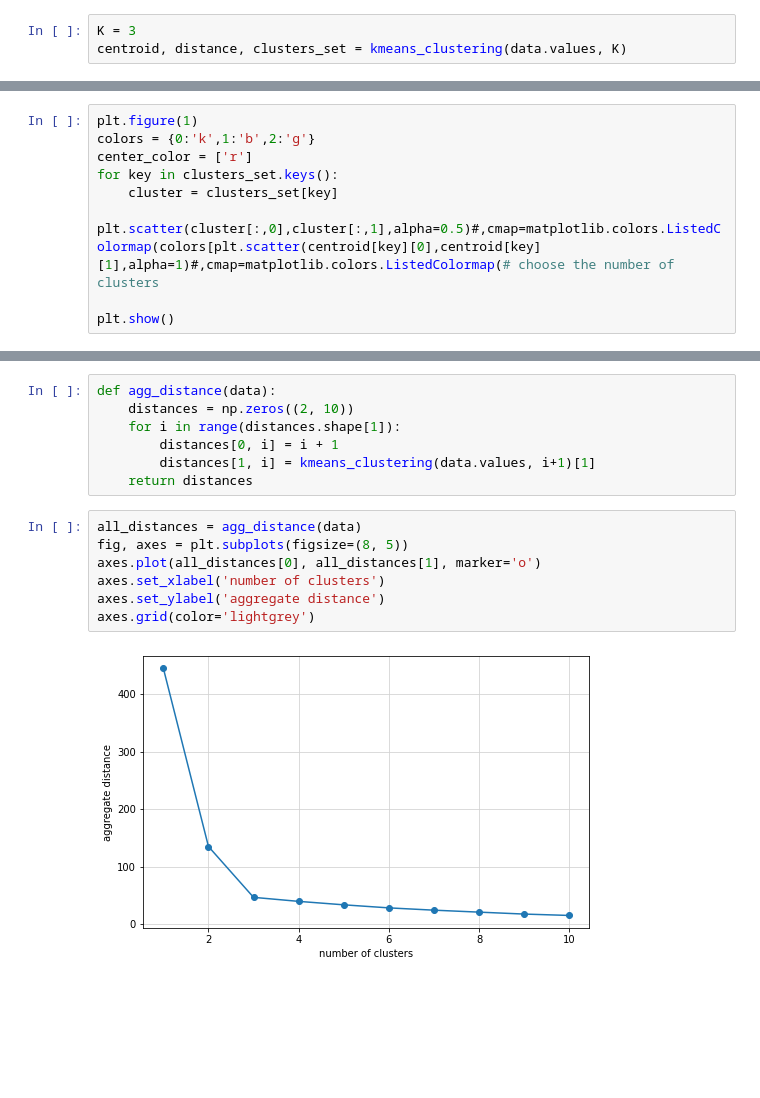
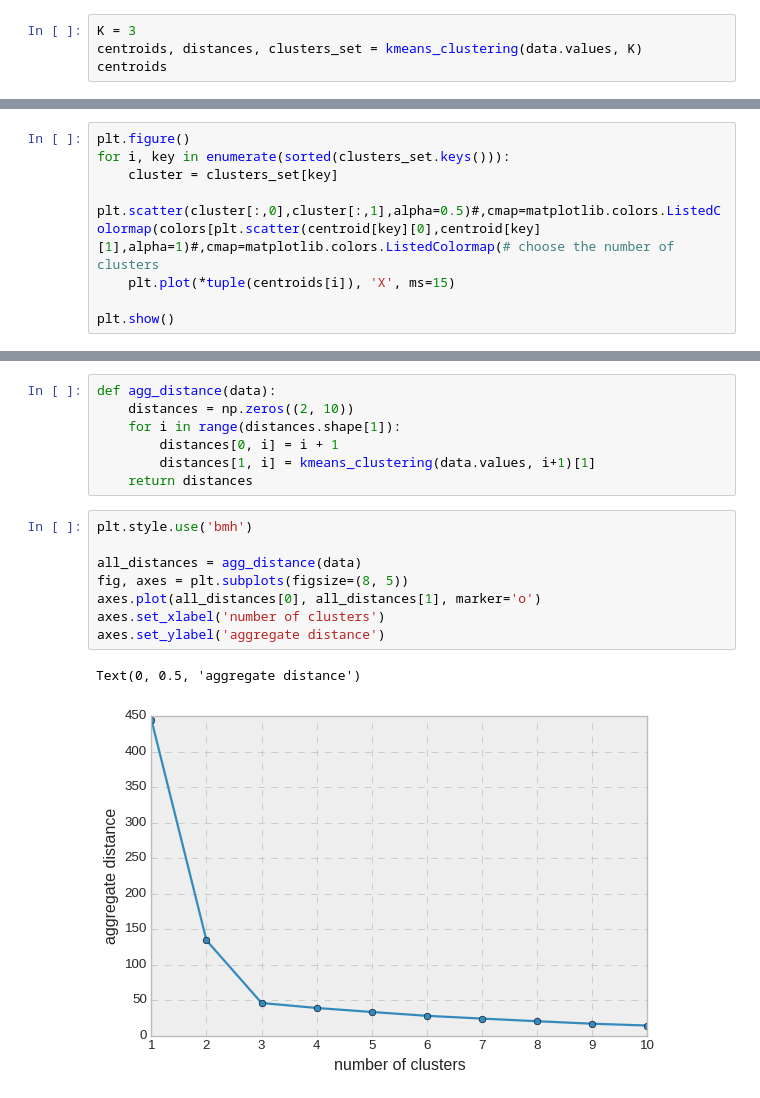
Before and after one commit to animaviridis/dmv-practicals, a Jupyter notebook: colab/p12/K-means - exercise.ipynb, the cells around one changed output, grey strips where cells are left out. Drawn from its saved outputs; the diff is of its cells as text; blank space fills up the shorter version.

Commit message:
[p2] plottting cluster centers

```diff
--- a/colab/p12/K-means - exercise.ipynb
+++ b/colab/p12/K-means - exercise.ipynb
@@ -93,4 +93,5 @@ def kmeans_clustering(data, K):
     return centroid, distance, cluster_set
 # %%
 K = 3
-centroid, distance, clusters_set = kmeans_clustering(data.values, K)
+centroids, distances, clusters_set = kmeans_clustering(data.values, K)
+centroids
@@ -98,12 +107,11 @@ centroid, distance, clusters_set = kmeans_clustering(data.values, K)
 # Step 5
 Visualise the scatter plot clusters with different colours and their centroids.
 # %%
-plt.figure(1)
-colors = {0:'k',1:'b',2:'g'}
-center_color = ['r']
-for key in clusters_set.keys():
+plt.figure()
+for i, key in enumerate(sorted(clusters_set.keys())):
     cluster = clusters_set[key]
     plt.scatter(cluster[:,0],cluster[:,1],alpha=0.5)#,cmap=matplotlib.colors.ListedColormap(colors[plt.scatter(centroid[key][0],centroid[key][1],alpha=1)#,cmap=matplotlib.colors.ListedColormap(# choose the number of clusters
+    plt.plot(*tuple(centroids[i]), 'X', ms=15)
 
 plt.show()
 # %% [output]
@@ -127,11 +135,13 @@ def agg_distance(data):
         distances[1, i] = kmeans_clustering(data.values, i+1)[1]
     return distances
 # %%
+plt.style.use('bmh')
+
 all_distances = agg_distance(data)
 fig, axes = plt.subplots(figsize=(8, 5))
 axes.plot(all_distances[0], all_distances[1], marker='o')
 axes.set_xlabel('number of clusters')
 axes.set_ylabel('aggregate distance')
-axes.grid(color='lightgrey')
 # %% [output]
+Text(0, 0.5, 'aggregate distance')
-[figure, old version]
+[figure, new version]
```
Also changed, not shown: parts of 3 cells of this notebook.
